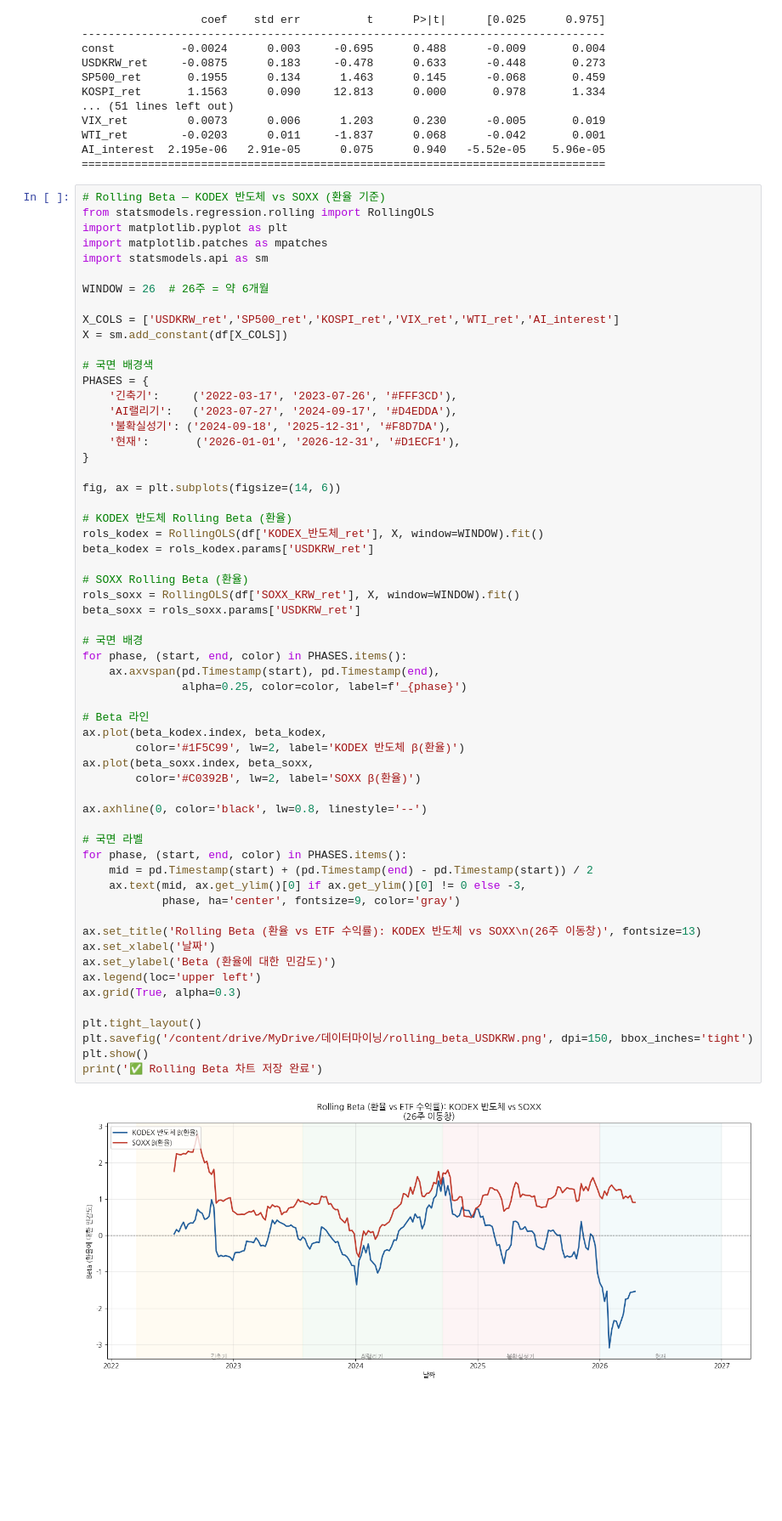
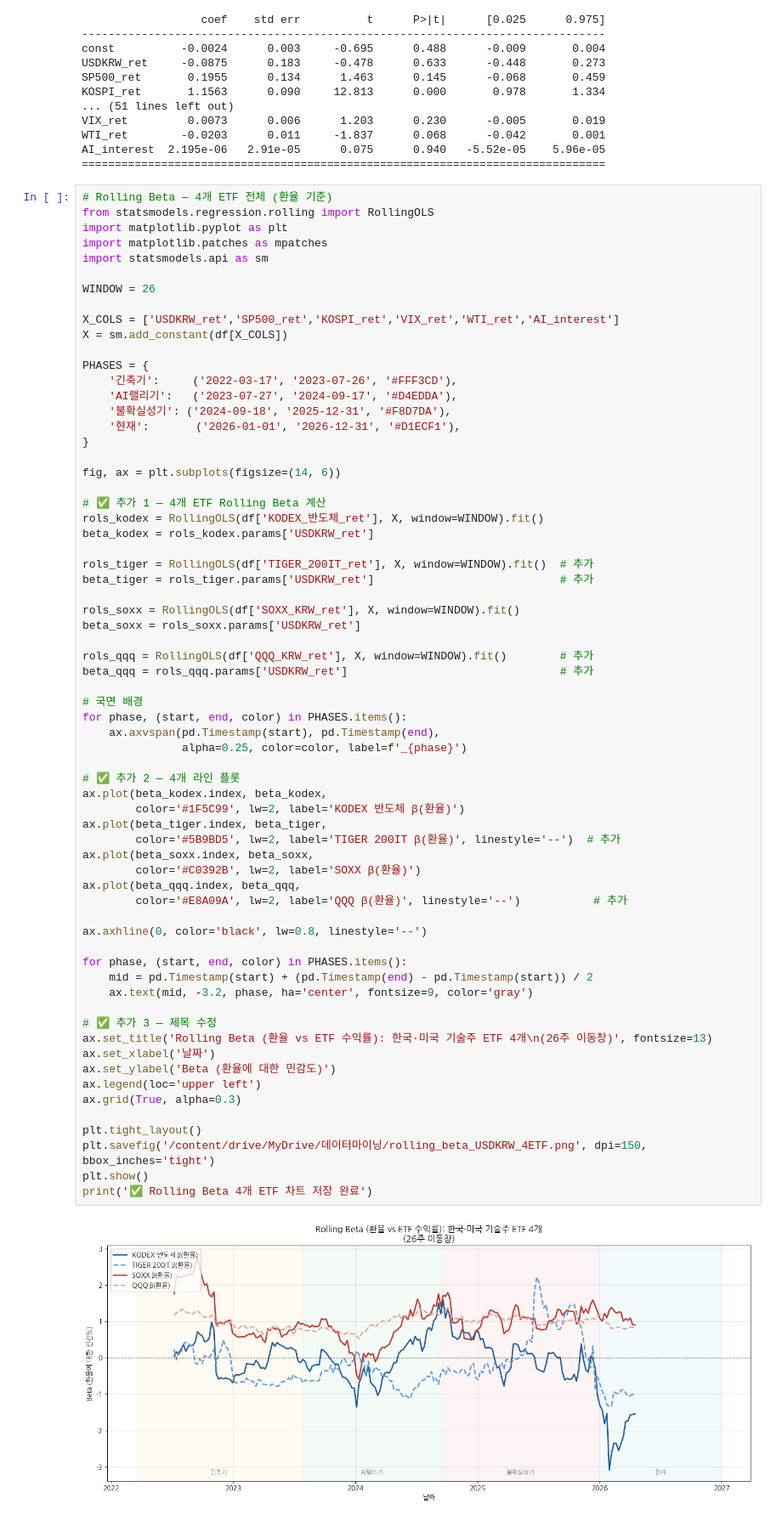
Before and after one commit to DksMh/data-mining, a Jupyter notebook: 02_regression.ipynb, the cells around one changed output. Shown at 85% size. Cells and saved outputs as stored; diff of their text form; blank space fills up the shorter version.

Commit message:
Rolling Beta 분석 수정

```diff
--- a/02_regression.ipynb
+++ b/02_regression.ipynb
@@ -77,18 +77,17 @@ WTI_ret        -0.0203      0.011     -1.837      0.068      -0.042       0.001
 AI_interest  2.195e-06   2.91e-05      0.075      0.940   -5.52e-05    5.96e-05
 ===============================================================================
 # %%
-# Rolling Beta — KODEX 반도체 vs SOXX (환율 기준)
+# Rolling Beta — 4개 ETF 전체 (환율 기준)
 from statsmodels.regression.rolling import RollingOLS
 import matplotlib.pyplot as plt
 import matplotlib.patches as mpatches
 import statsmodels.api as sm
 
-WINDOW = 26  # 26주 = 약 6개월
+WINDOW = 26
 
 X_COLS = ['USDKRW_ret','SP500_ret','KOSPI_ret','VIX_ret','WTI_ret','AI_interest']
 X = sm.add_constant(df[X_COLS])
 
-# 국면 배경색
 PHASES = {
     '긴축기':     ('2022-03-17', '2023-07-26', '#FFF3CD'),
     'AI랠리기':   ('2023-07-27', '2024-09-17', '#D4EDDA'),
@@ -98,42 +97,50 @@ PHASES = {
 
 fig, ax = plt.subplots(figsize=(14, 6))
 
-# KODEX 반도체 Rolling Beta (환율)
+# ✅ 추가 1 — 4개 ETF Rolling Beta 계산
 rols_kodex = RollingOLS(df['KODEX_반도체_ret'], X, window=WINDOW).fit()
 beta_kodex = rols_kodex.params['USDKRW_ret']
 
-# SOXX Rolling Beta (환율)
+rols_tiger = RollingOLS(df['TIGER_200IT_ret'], X, window=WINDOW).fit()  # 추가
+beta_tiger = rols_tiger.params['USDKRW_ret']                            # 추가
+
 rols_soxx = RollingOLS(df['SOXX_KRW_ret'], X, window=WINDOW).fit()
 beta_soxx = rols_soxx.params['USDKRW_ret']
+
+rols_qqq = RollingOLS(df['QQQ_KRW_ret'], X, window=WINDOW).fit()        # 추가
+beta_qqq = rols_qqq.params['USDKRW_ret']                                # 추가
 
 # 국면 배경
 for phase, (start, end, color) in PHASES.items():
     ax.axvspan(pd.Timestamp(start), pd.Timestamp(end),
                alpha=0.25, color=color, label=f'_{phase}')
 
-# Beta 라인
+# ✅ 추가 2 — 4개 라인 플롯
 ax.plot(beta_kodex.index, beta_kodex,
         color='#1F5C99', lw=2, label='KODEX 반도체 β(환율)')
+ax.plot(beta_tiger.index, beta_tiger,
+        color='#5B9BD5', lw=2, label='TIGER 200IT β(환율)', linestyle='--')  # 추가
 ax.plot(beta_soxx.index, beta_soxx,
         color='#C0392B', lw=2, label='SOXX β(환율)')
+ax.plot(beta_qqq.index, beta_qqq,
+        color='#E8A09A', lw=2, label='QQQ β(환율)', linestyle='--')           # 추가
 
 ax.axhline(0, color='black', lw=0.8, linestyle='--')
 
-# 국면 라벨
 for phase, (start, end, color) in PHASES.items():
     mid = pd.Timestamp(start) + (pd.Timestamp(end) - pd.Timestamp(start)) / 2
-    ax.text(mid, ax.get_ylim()[0] if ax.get_ylim()[0] != 0 else -3,
-            phase, ha='center', fontsize=9, color='gray')
+    ax.text(mid, -3.2, phase, ha='center', fontsize=9, color='gray')
 
-ax.set_title('Rolling Beta (환율 vs ETF 수익률): KODEX 반도체 vs SOXX\n(26주 이동창)', fontsize=13)
+# ✅ 추가 3 — 제목 수정
+ax.set_title('Rolling Beta (환율 vs ETF 수익률): 한국·미국 기술주 ETF 4개\n(26주 이동창)', fontsize=13)
 ax.set_xlabel('날짜')
 ax.set_ylabel('Beta (환율에 대한 민감도)')
 ax.legend(loc='upper left')
 ax.grid(True, alpha=0.3)
 
 plt.tight_layout()
-plt.savefig('/content/drive/MyDrive/데이터마이닝/rolling_beta_USDKRW.png', dpi=150, bbox_inches='tight')
+plt.savefig('/content/drive/MyDrive/데이터마이닝/rolling_beta_USDKRW_4ETF.png', dpi=150, bbox_inches='tight')
 plt.show()
-print('✅ Rolling Beta 차트 저장 완료')
+print('✅ Rolling Beta 4개 ETF 차트 저장 완료')
 # %% [output]
-[figure, old version]
+[figure, new version]
```
Also changed, not shown: parts of 1 cell of this notebook.
